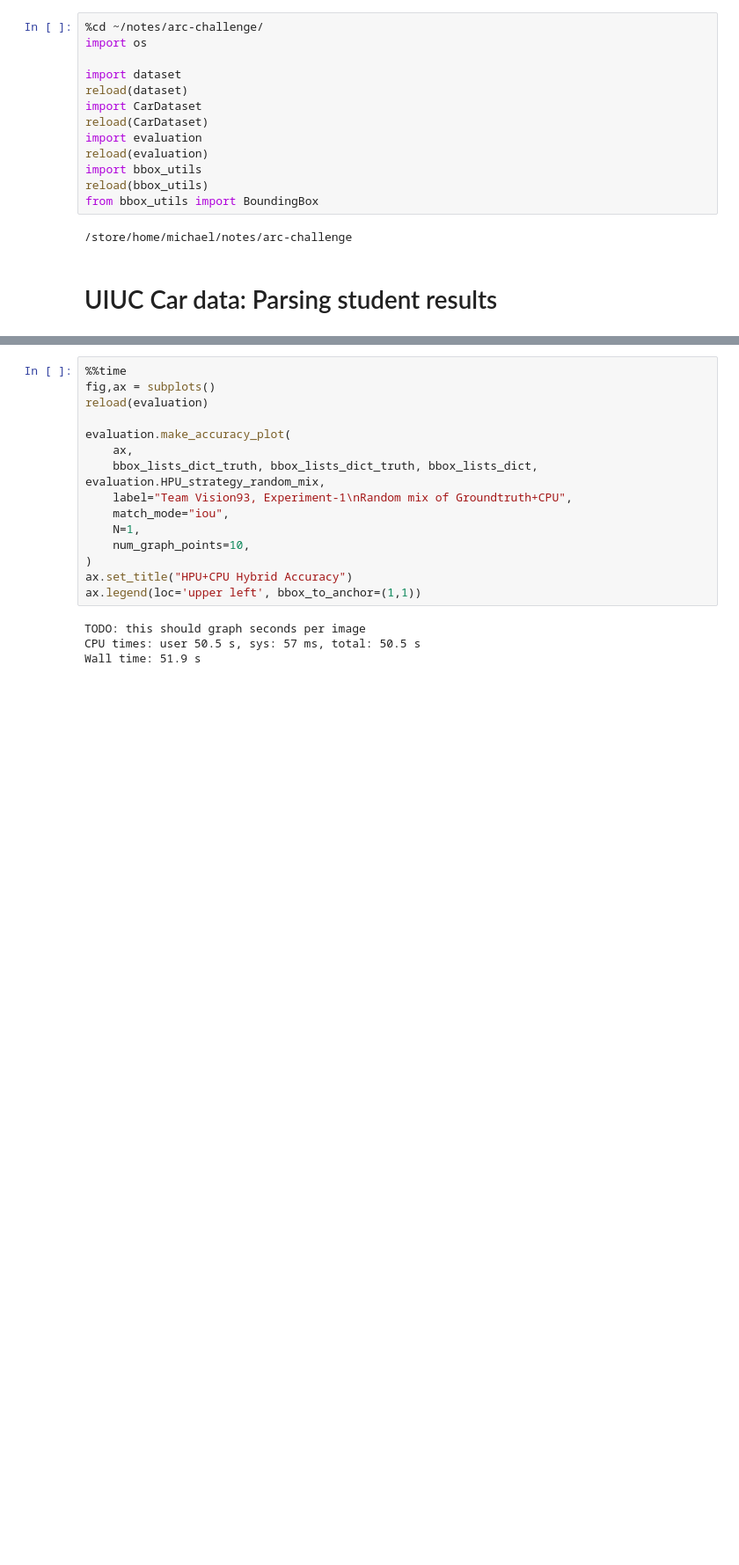
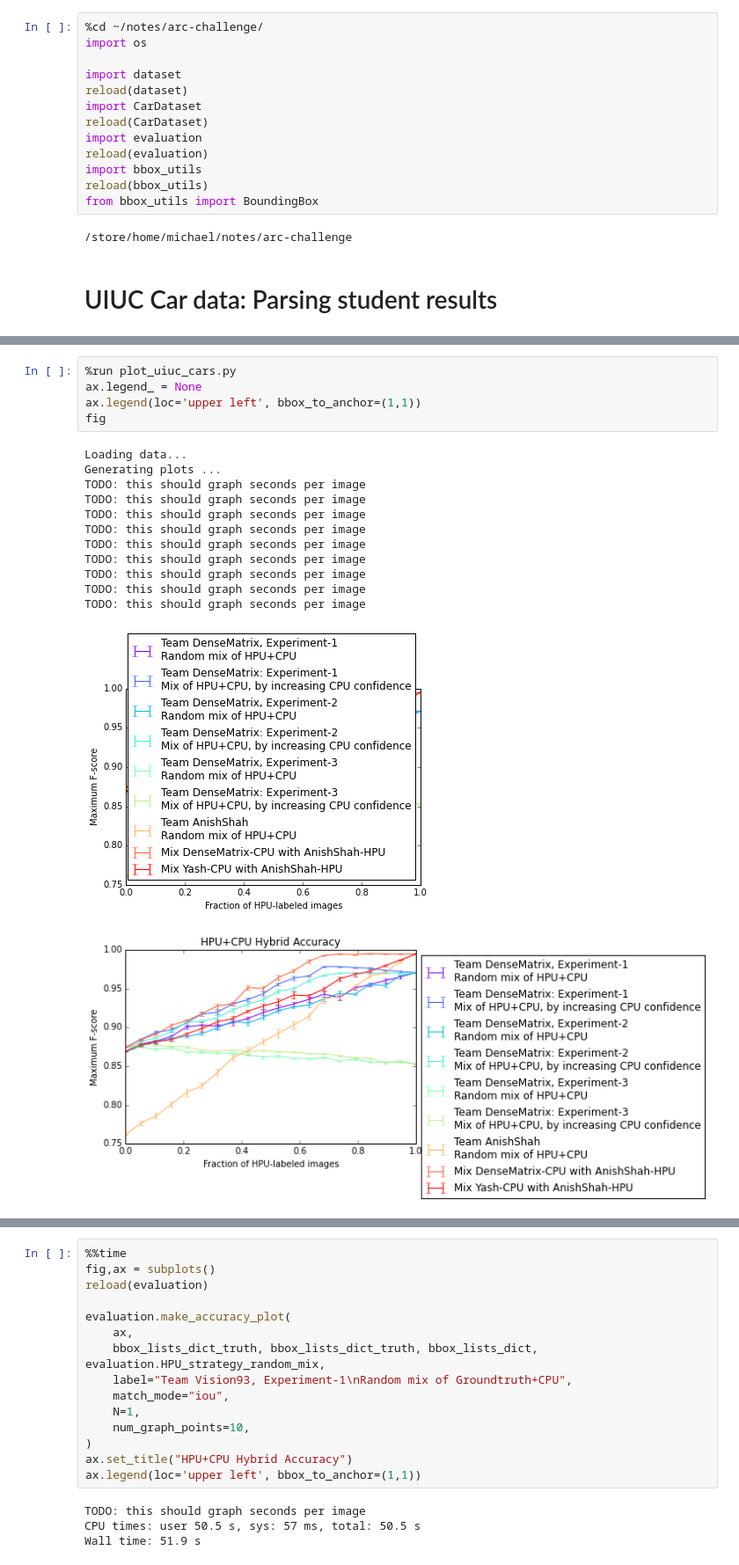
Before and after one commit to gcr/arc-evaluator, a Jupyter notebook: ARC bounding box evaluator.ipynb, the cells around one changed output, grey strips where cells are left out. Shown at 88% size. Saved outputs shown, nothing was run; the diff lists cells and outputs as text; blank space fills up the shorter version.

Commit message:
Move the plotting into a separate script, so it's easier for students to run

```diff
--- a/ARC bounding box evaluator.ipynb
+++ b/ARC bounding box evaluator.ipynb
@@ -207,0 +20,19 @@ Wall time: 15 s
+# %%
+%run plot_uiuc_cars.py
+ax.legend_ = None
+ax.legend(loc='upper left', bbox_to_anchor=(1,1))
+fig
+# %% [output]
+Loading data...
+Generating plots ...
+TODO: this should graph seconds per image
+TODO: this should graph seconds per image
+TODO: this should graph seconds per image
+TODO: this should graph seconds per image
+TODO: this should graph seconds per image
+TODO: this should graph seconds per image
+TODO: this should graph seconds per image
+TODO: this should graph seconds per image
+TODO: this should graph seconds per image
+[figure, added]
+[figure, added]
```
Also changed, not shown: parts of 5 cells of this notebook, 2 other files.
